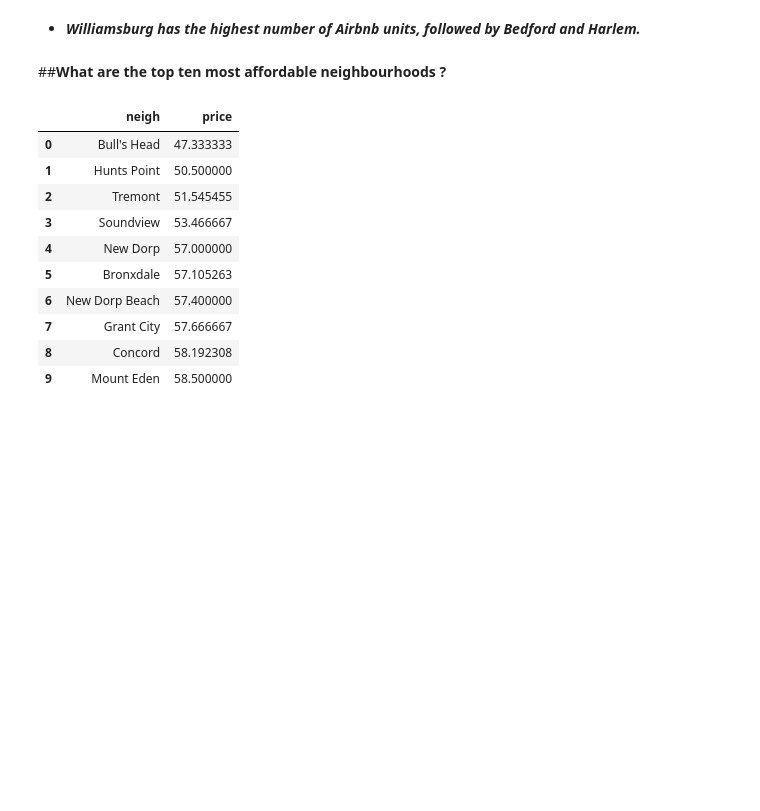
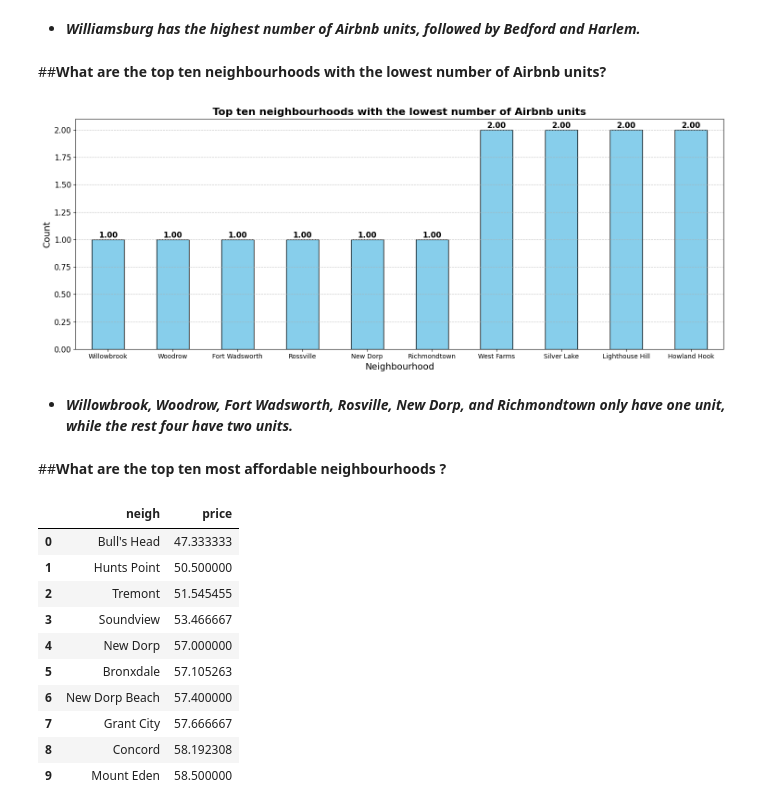
Before and after one commit to Sid-9823/Airbnb-Bookings-Analysis, a Jupyter notebook: Airbnb_Bookings_Analysis.ipynb, the cells around one changed output. Cells and saved outputs as stored; diff of their text form; code cells hidden in the pictures; blank space fills up the shorter version.

```diff
--- a/Airbnb_Bookings_Analysis.ipynb
+++ b/Airbnb_Bookings_Analysis.ipynb
@@ -433,5 +436,30 @@ plt.tight_layout()
 # %% [markdown]
 * ***Williamsburg has the highest number of Airbnb units, followed by Bedford and Harlem.***
+# %% [markdown]
+##**What are the top ten neighbourhoods with the lowest number of Airbnb units?**
+# %%
+# Create the figure and axis objects
+
+plt.figure(figsize=(15, 6))
+ax = df['neigh'].value_counts().sort_values(ascending = True).head(10).plot(kind = 'bar', color='skyblue', edgecolor='black')
+
+# To annotate the countplot.
+
+for p in ax.patches:
+  ax.annotate(f"{p.get_height():.2f}", (p.get_x() + p.get_width() / 2, p.get_height()),
+  ha='center', va='bottom', fontsize=12, fontweight='bold', color='black')
+
+plt.xlabel('Neighbourhood', fontsize=14)
+plt.ylabel('Count', fontsize=14)
+plt.title('Top ten neighbourhoods with the lowest number of Airbnb units', fontsize=16, fontweight = 'bold')
+plt.yticks(fontsize=12)
+plt.xticks(rotation = 0)
+plt.grid(axis='y', linestyle='--', alpha=0.7)
+plt.tight_layout()
+# %% [output]
+[figure, added]
+# %% [markdown]
+* ***Willowbrook, Woodrow, Fort Wadsworth, Rosville, New Dorp, and Richmondtown only have one unit, while the rest four have two units.***
 # %% [markdown]
 ##**What are the top ten most affordable neighbourhoods ?**
 # %%
```
Also changed, not shown: parts of 37 cells of this notebook.
